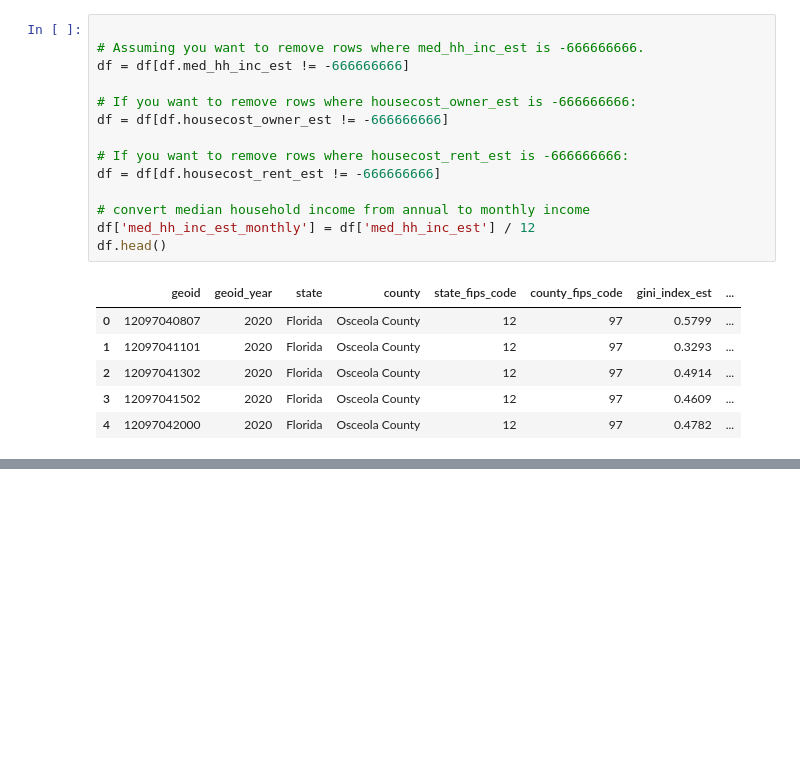
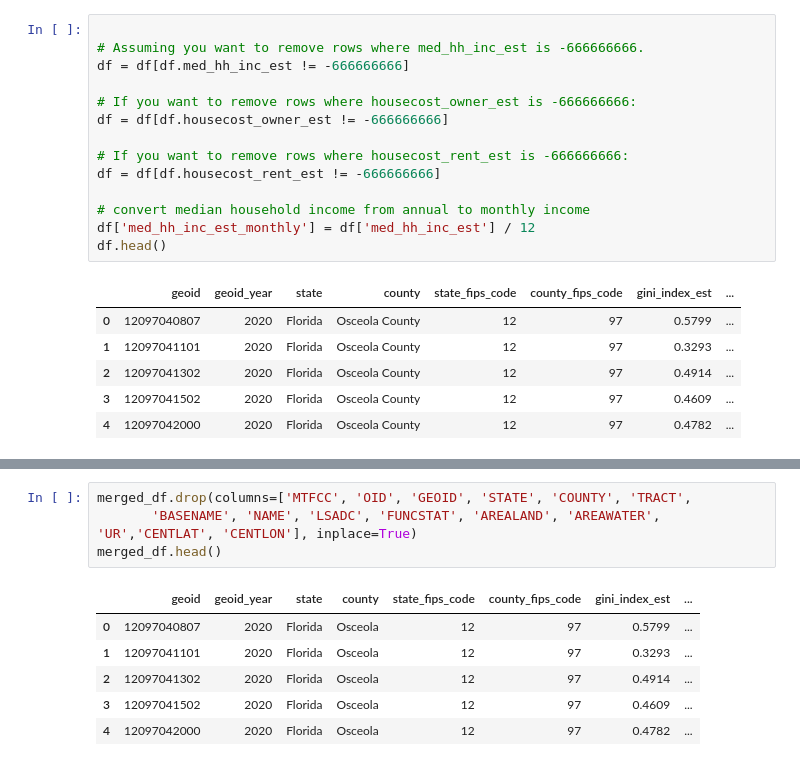
Before and after one commit to datakind/datakit-housing-fall-2024, a Jupyter notebook: challenge-2/DataKind_HousingProject.ipynb, the cells around one changed output, grey strips where cells are left out. Cells and saved outputs as stored; diff of their text form; blank space fills up the shorter version.

```diff
--- a/challenge-2/DataKind_HousingProject.ipynb
+++ b/challenge-2/DataKind_HousingProject.ipynb
@@ -140,0 +140,11 @@ _ = plt.title('Housing Costs: Owners vs Renters')
+# %%
+merged_df.drop(columns=['MTFCC', 'OID', 'GEOID', 'STATE', 'COUNTY', 'TRACT',
+       'BASENAME', 'NAME', 'LSADC', 'FUNCSTAT', 'AREALAND', 'AREAWATER', 'UR','CENTLAT', 'CENTLON'], inplace=True)
+merged_df.head()
+# %% [output]
+|  | geoid | geoid_year | state | county | state_fips_code | county_fips_code | gini_index_est | ... |
+| 0 | 12097040807 | 2020 | Florida | Osceola | 12 | 97 | 0.5799 | ... |
+| 1 | 12097041101 | 2020 | Florida | Osceola | 12 | 97 | 0.3293 | ... |
+| 2 | 12097041302 | 2020 | Florida | Osceola | 12 | 97 | 0.4914 | ... |
+| 3 | 12097041502 | 2020 | Florida | Osceola | 12 | 97 | 0.4609 | ... |
+| 4 | 12097042000 | 2020 | Florida | Osceola | 12 | 97 | 0.4782 | ... |
```
Also changed, not shown: parts of 13 cells of this notebook.
